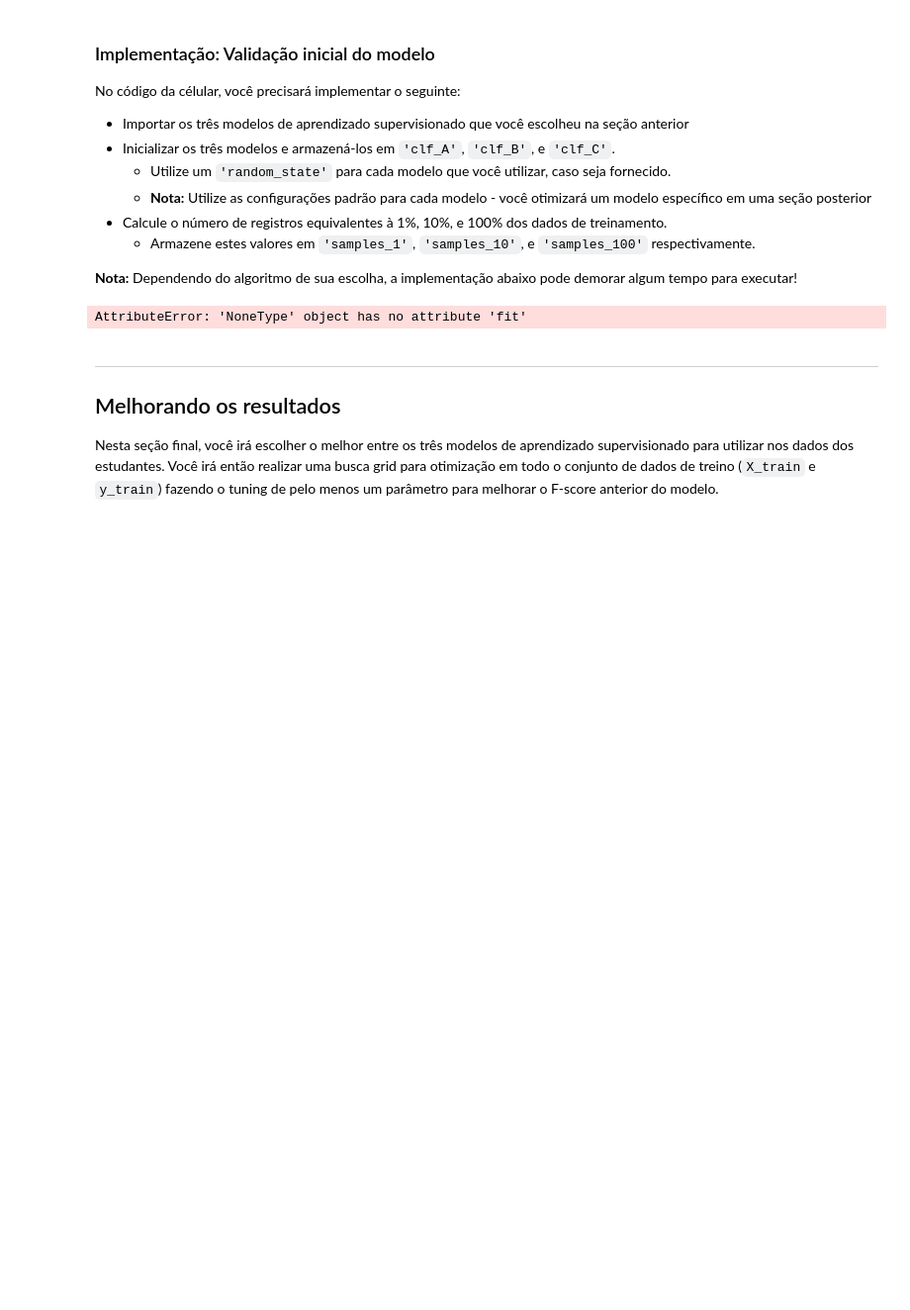
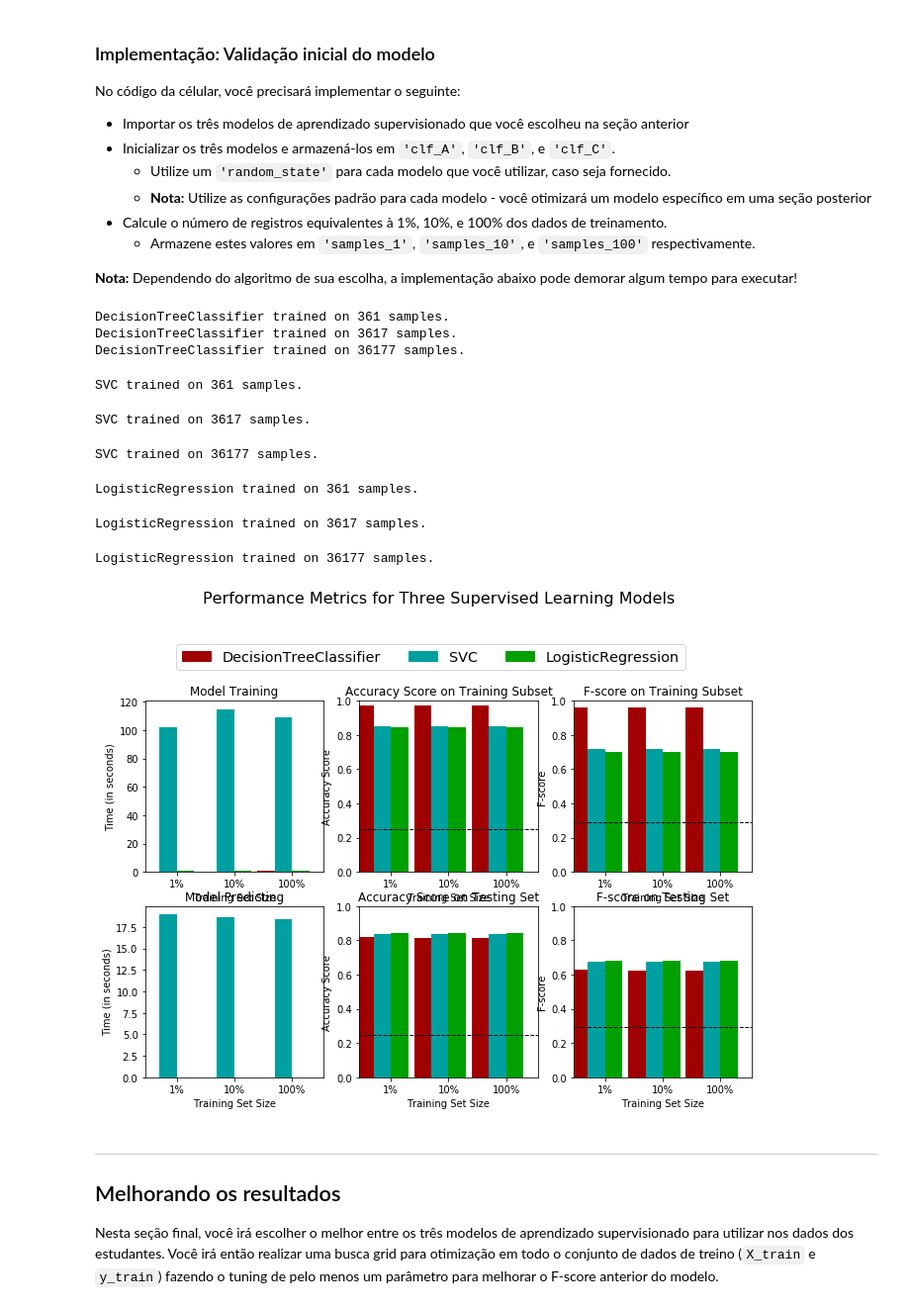
Before and after one commit to priscillaKW/udacity-ml, a Jupyter notebook: projects/finding_donors/finding_donors_PT.ipynb, the cells around one changed output. Shown: that part at 99% size. Cells and saved outputs as stored; diff of their text form; code cells hidden in the pictures; blank space fills up the shorter version.

```diff
--- a/projects/finding_donors/finding_donors_PT.ipynb
+++ b/projects/finding_donors/finding_donors_PT.ipynb
@@ -354,7 +355,7 @@ def train_predict(learner, sample_size, X_train, y_train, X_test, y_test):
 
     # TODO: Fit the learner to the training data using slicing with 'sample_size' using .fit(training_features[:], training_labels[:])
     start = time() # Get start time
-    learner = learner.fit(X_train,X_test)
+    learner = learner.fit(X_train,y_train)
     end = time() # Get end time
 
     # TODO: Calculate the training time
@@ -377,10 +378,10 @@ def train_predict(learner, sample_size, X_train, y_train, X_test, y_test):
     results['acc_test'] = accuracy_score(y_test, predictions_test)
 
     # TODO: Compute F-score on the the first 300 training samples using fbeta_score()
-    results['f_train'] = fbeta_score(y_train[:300],predictions_train)
+    results['f_train'] = fbeta_score(y_train[:300],predictions_train, beta=0.5)
 
     # TODO: Compute F-score on the test set which is y_test
-    results['f_test'] = fbeta_score(y_test, predictions_test)
+    results['f_test'] = fbeta_score(y_test, predictions_test, beta=0.5)
 
     # Success
     print("{} trained on {} samples.".format(learner.__class__.__name__, sample_size))
@@ -400,33 +401,46 @@ No código da célular, você precisará implementar o seguinte:
 **Nota:** Dependendo do algoritmo de sua escolha, a implementação abaixo pode demorar algum tempo para executar!
 # %%
 # TODO: Importe os três modelos de aprendizado supervisionado da sklearn
+from sklearn.tree import DecisionTreeClassifier
+from sklearn.svm import SVC
+from sklearn.linear_model import LogisticRegression
+
 
 # TODO: Inicialize os três modelos
-clf_A = None
-clf_B = None
-clf_C = None
+clf_A = DecisionTreeClassifier()
+clf_B = SVC()
+clf_C = LogisticRegression()
 
 # TODO: Calcule o número de amostras para 1%, 10%, e 100% dos dados de treinamento
 # HINT: samples_100 é todo o conjunto de treinamento e.x.: len(y_train)
 # HINT: samples_10 é 10% de samples_100
 # HINT: samples_1 é 1% de samples_100
 samples_100 = len(y_train)
-samples_10 = int(0.01*samples_100)
-samples_1 = int(0.1*samples_100)
+samples_10 = int(0.1*samples_100)
+samples_1 = int(0.01*samples_100)
 
 # Colete os resultados dos algoritmos de aprendizado
 results = {}
 for clf in [clf_A, clf_B, clf_C]:
     clf_name = clf.__class__.__name__
     results[clf_name] = {}
     for i, samples in enumerate([samples_1, samples_10, samples_100]):
         results[clf_name][i] = \
         train_predict(clf, samples, X_train, y_train, X_test, y_test)
 
 # Run metrics visualization for the three supervised learning models chosen
 vs.evaluate(results, accuracy, fscore)
 # %% [output]
-AttributeError: 'NoneType' object has no attribute 'fit'
+DecisionTreeClassifier trained on 361 samples.
+DecisionTreeClassifier trained on 3617 samples.
+DecisionTreeClassifier trained on 36177 samples.
+SVC trained on 361 samples.
+SVC trained on 3617 samples.
+SVC trained on 36177 samples.
+LogisticRegression trained on 361 samples.
+LogisticRegression trained on 3617 samples.
+LogisticRegression trained on 36177 samples.
+[figure, added]
 # %% [markdown]
 ----
 ## Melhorando os resultados
```
Also changed, not shown: parts of 17 cells of this notebook, 1 other file.
